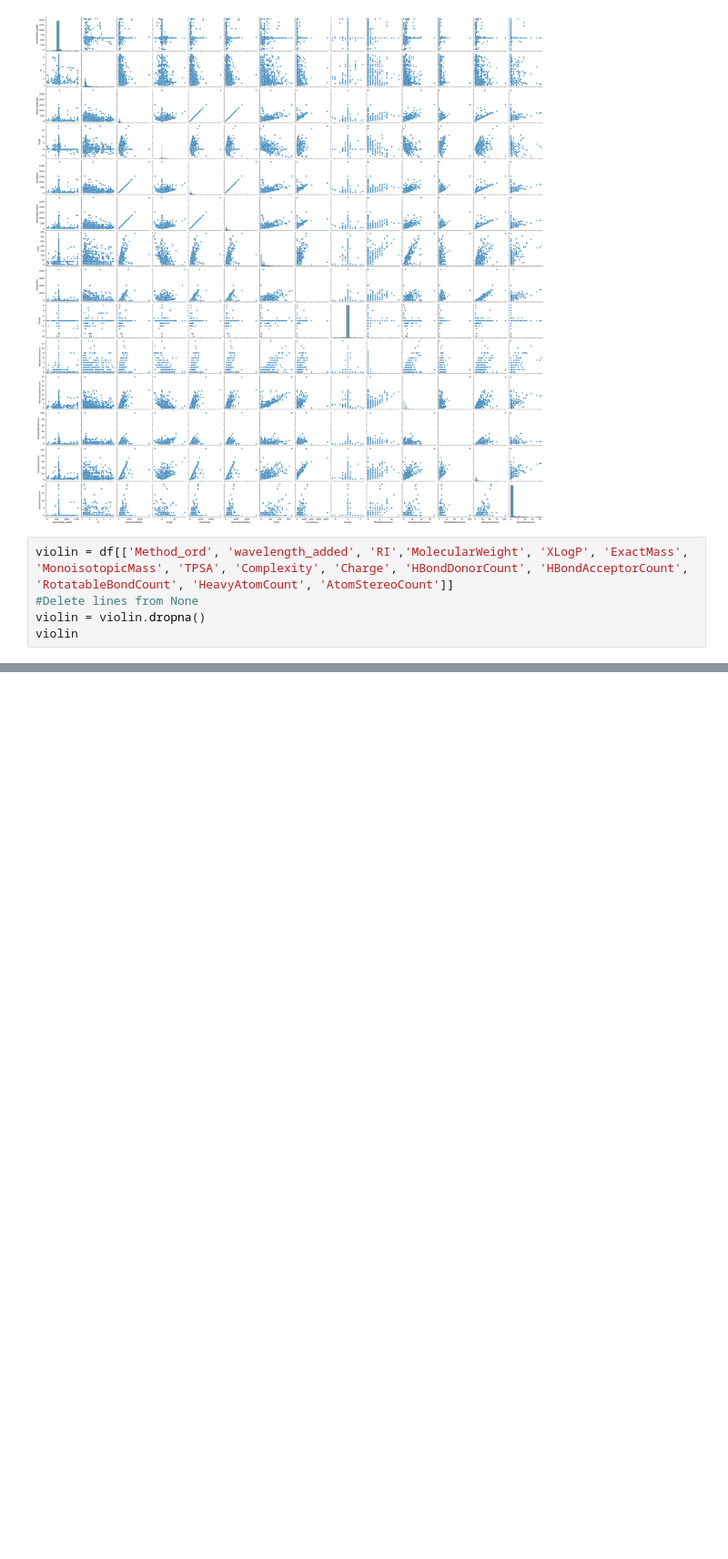
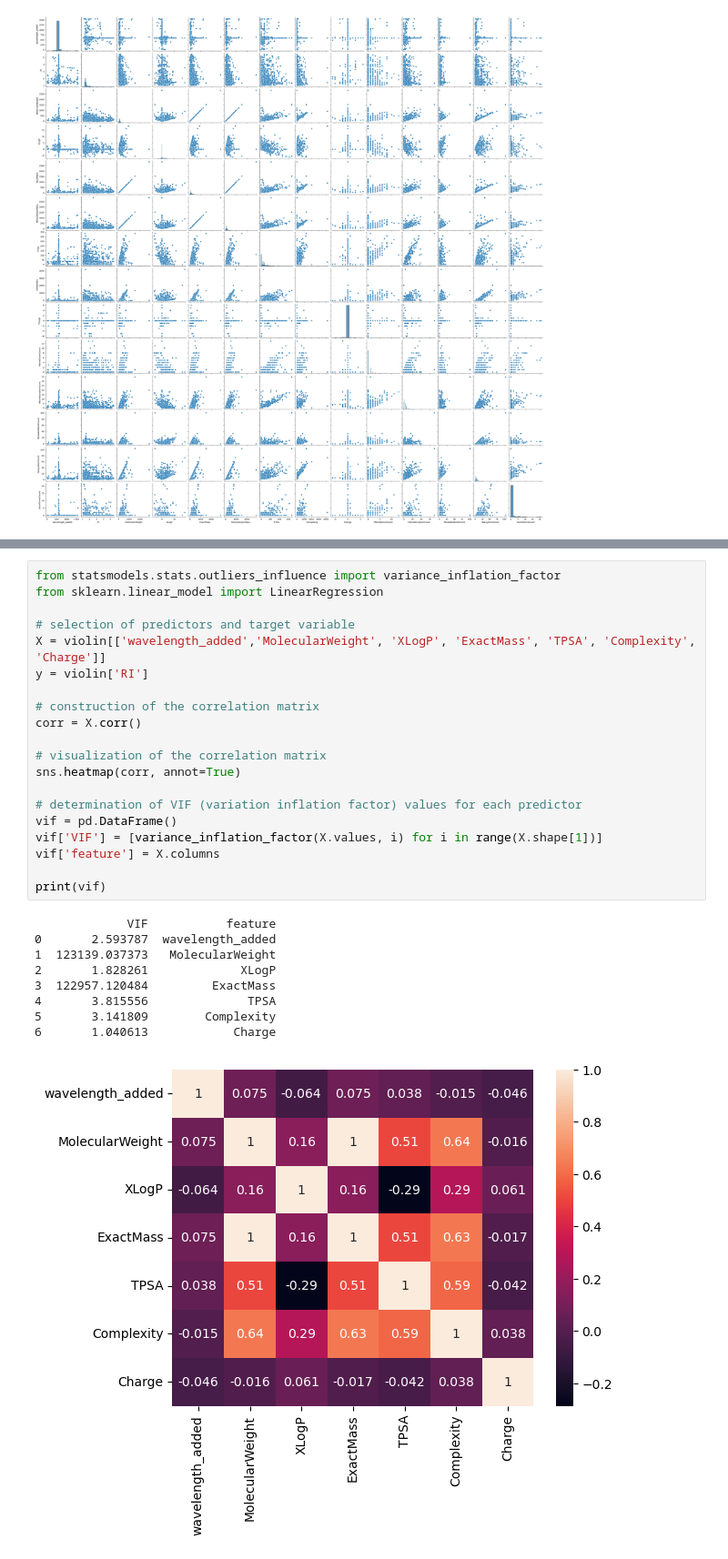
Before and after one commit to m19eremeeva/Course_tasks, a Jupyter notebook: Task_2/Visualization and Statistics .ipynb, the cells around one changed output, grey strips where cells are left out. Shown at 91% size. Cells and saved outputs as stored; diff of their text form; blank space fills up the shorter version.

```diff
--- a/Task_2/Visualization and Statistics .ipynb
+++ b/Task_2/Visualization and Statistics .ipynb
@@ -134,8 +151,3 @@ sns.pairplot(desc)
 # %% [output]
 <seaborn.axisgrid.PairGrid at 0x...>
 [figure]
-# %%
-violin = df[['Method_ord', 'wavelength_added', 'RI','MolecularWeight', 'XLogP', 'ExactMass', 'MonoisotopicMass', 'TPSA', 'Complexity', 'Charge', 'HBondDonorCount', 'HBondAcceptorCount', 'RotatableBondCount', 'HeavyAtomCount', 'AtomStereoCount']]
-#Delete lines from None
-violin = violin.dropna()
-violin
@@ -159,0 +244,30 @@ IndexError: index 1 is out of bounds for axis 1 with size 1
+# %%
+from statsmodels.stats.outliers_influence import variance_inflation_factor
+from sklearn.linear_model import LinearRegression
+
+# selection of predictors and target variable
+X = violin[['wavelength_added','MolecularWeight', 'XLogP', 'ExactMass', 'TPSA', 'Complexity', 'Charge']]
+y = violin['RI']
+
+# construction of the correlation matrix
+corr = X.corr()
+
+# visualization of the correlation matrix
+sns.heatmap(corr, annot=True)
+
+# determination of VIF (variation inflation factor) values for each predictor
+vif = pd.DataFrame()
+vif['VIF'] = [variance_inflation_factor(X.values, i) for i in range(X.shape[1])]
+vif['feature'] = X.columns
+
+print(vif)
+# %% [output]
+             VIF           feature
+0       2.593787  wavelength_added
+1  123139.037373   MolecularWeight
+2       1.828261             XLogP
+3  122957.120484         ExactMass
+4       3.815556              TPSA
+5       3.141809        Complexity
+6       1.040613            Charge
+[figure, added]
```
Also changed, not shown: parts of 20 cells of this notebook.
